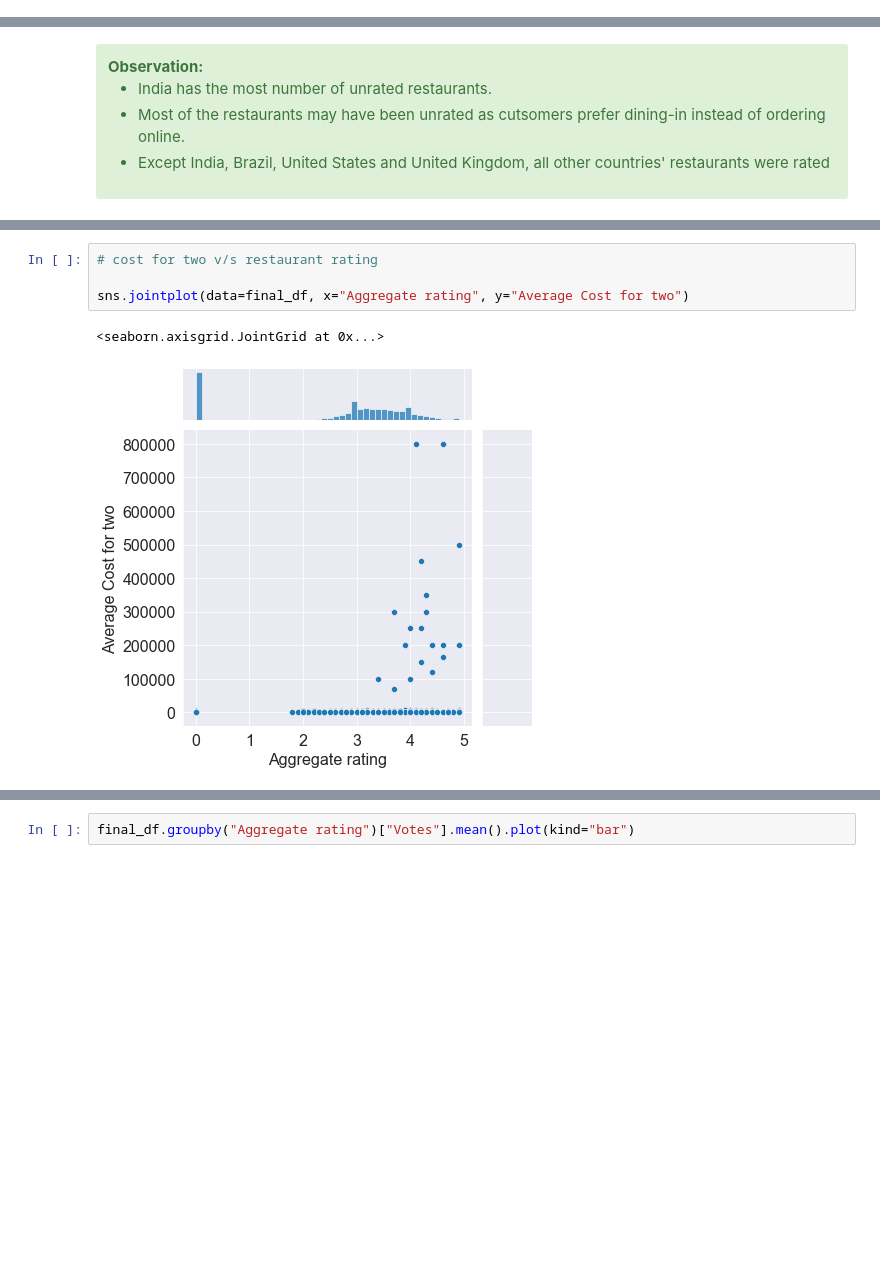
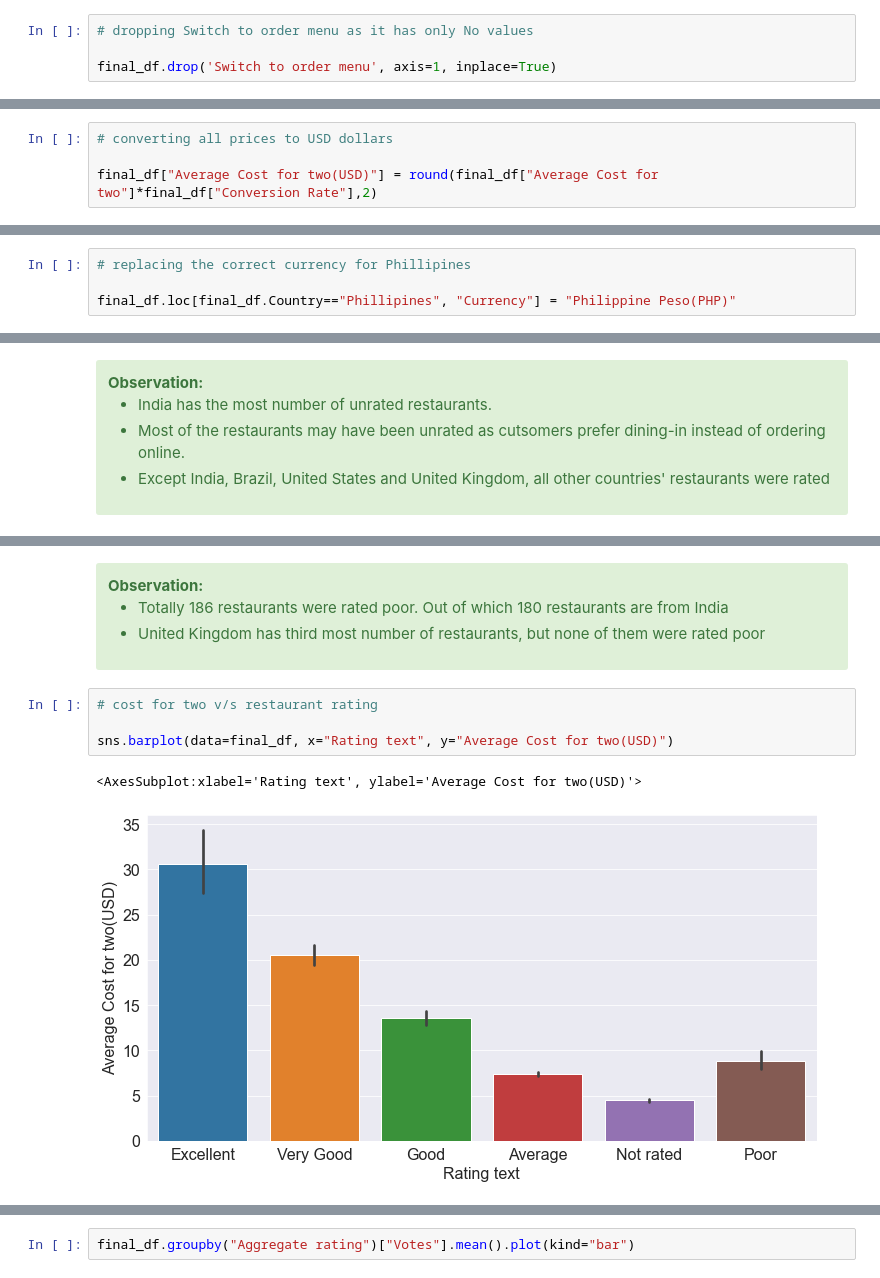
Before and after one commit to manaswikamila05/EDA, a Jupyter notebook: Zomato Restaurants Data/Zomato Case Study.ipynb, the cells around one changed output, grey strips where cells are left out. Drawn from its saved outputs; the diff is of its cells as text; blank space fills up the shorter version.

```diff
--- a/Zomato Restaurants Data/Zomato Case Study.ipynb
+++ b/Zomato Restaurants Data/Zomato Case Study.ipynb
@@ -308,0 +317,4 @@ Index(['Restaurant ID', 'Restaurant Name', 'Country Code', 'City', 'Address',
+# %%
+# dropping Switch to order menu as it has only No values
+
+final_df.drop('Switch to order menu', axis=1, inplace=True)
@@ -514,5 +536,9 @@ plt.show()
 
 </div>
+# %%
+# converting all prices to USD dollars
+
+final_df["Average Cost for two(USD)"] = round(final_df["Average Cost for two"]*final_df["Conversion Rate"],2)
 # %%
 # top 10 expensive restaurants
 
@@ -646,3 +684,7 @@ final_df[['Country', 'Currency']].groupby(['Country', 'Currency']).size().reset_
+# %%
+# replacing the correct currency for Phillipines
+
+final_df.loc[final_df.Country=="Phillipines", "Currency"] = "Philippine Peso(PHP)"
 # %%
 # currency used in each country and the number of restaurants in each country
 
@@ -1114,7 +1201,15 @@ final_df[final_df['Rating text'] == 'Poor'].groupby('Country').size().reset_inde
+# %% [markdown]
+<div class="alert alert-block alert-success">
+<b>Observation:</b>
+
+- Totally 186 restaurants were rated poor. Out of which 180 restaurants are from India
+- United Kingdom has third most number of restaurants, but none of them were rated poor
+
+</div>
 # %%
 # cost for two v/s restaurant rating
 
-sns.jointplot(data=final_df, x="Aggregate rating", y="Average Cost for two")
+sns.barplot(data=final_df, x="Rating text", y="Average Cost for two(USD)")
 # %% [output]
-<seaborn.axisgrid.JointGrid at 0x...>
+<AxesSubplot:xlabel='Rating text', ylabel='Average Cost for two(USD)'>
-[figure, old version]
+[figure, new version]
```
Also changed, not shown: parts of 155 cells of this notebook, 1 other file.
